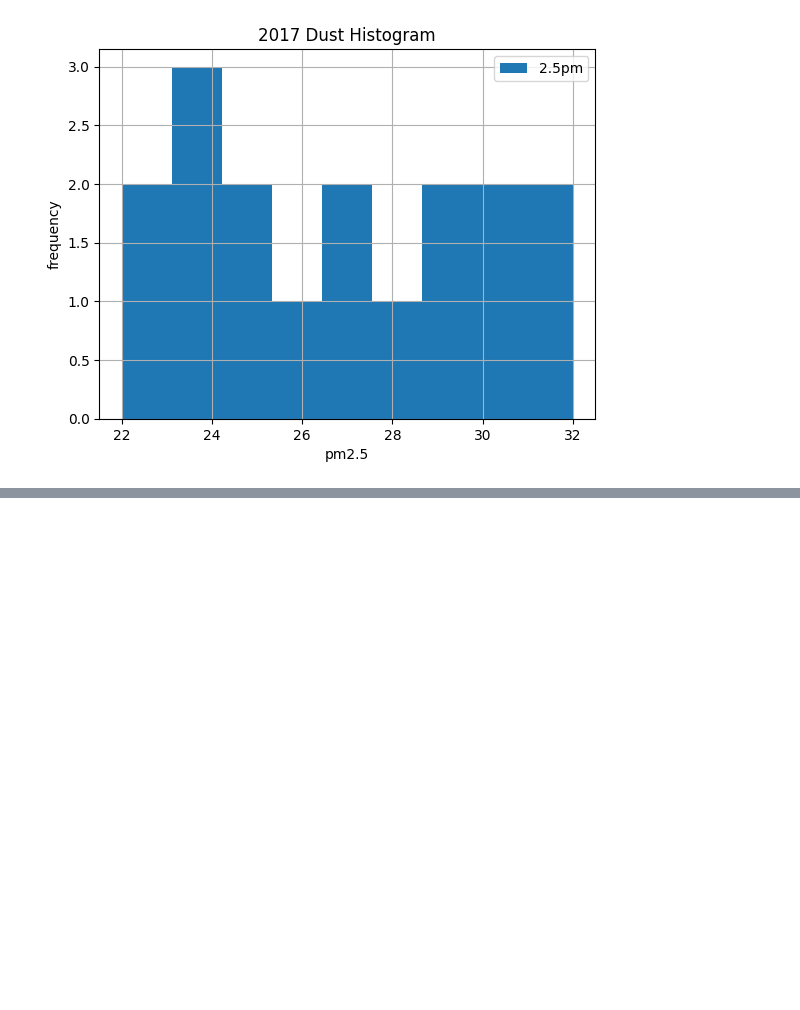
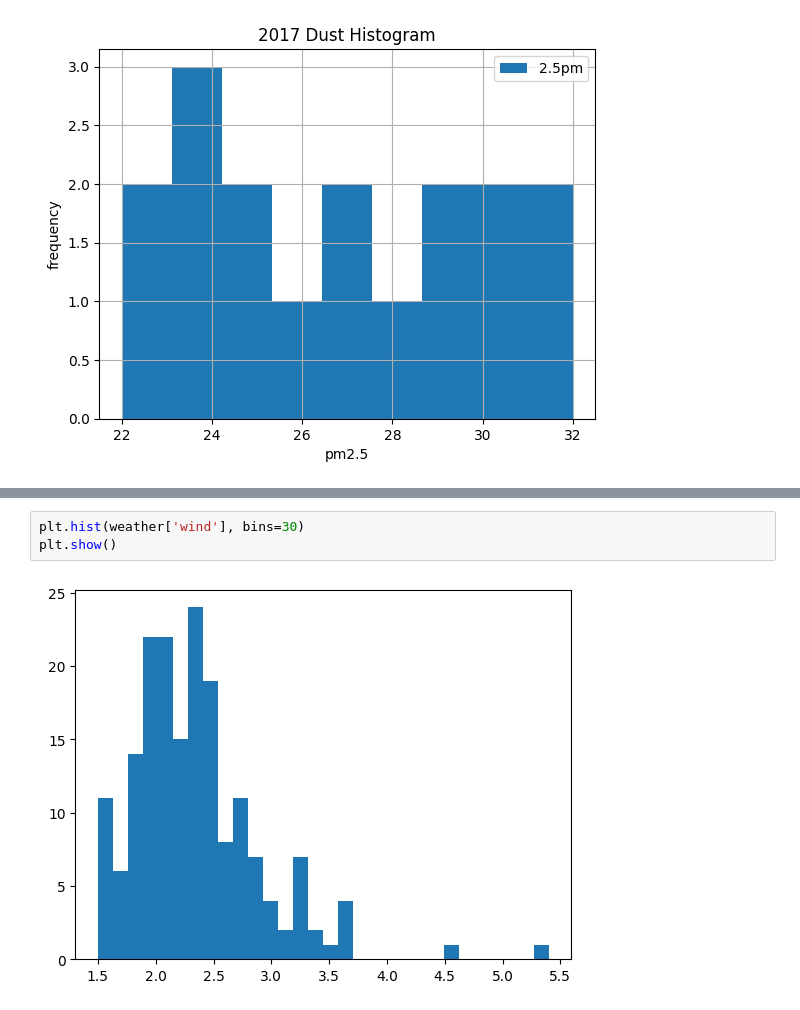
Before and after one commit to kdh100506/AI-General, a Jupyter notebook: Code/05. 데이터 시각화.ipynb, the cells around one changed output, grey strips where cells are left out. Drawn from its saved outputs; the diff is of its cells as text; blank space fills up the shorter version.

```diff
--- a/Code/05. 데이터 시각화.ipynb
+++ b/Code/05. 데이터 시각화.ipynb
@@ -67,0 +132,5 @@ plt.show()
+# %%
+plt.hist(weather['wind'], bins=30)
+plt.show()
+# %% [output]
+[figure, added]
```
Also changed, not shown: parts of 9 cells of this notebook, 2 other files.
